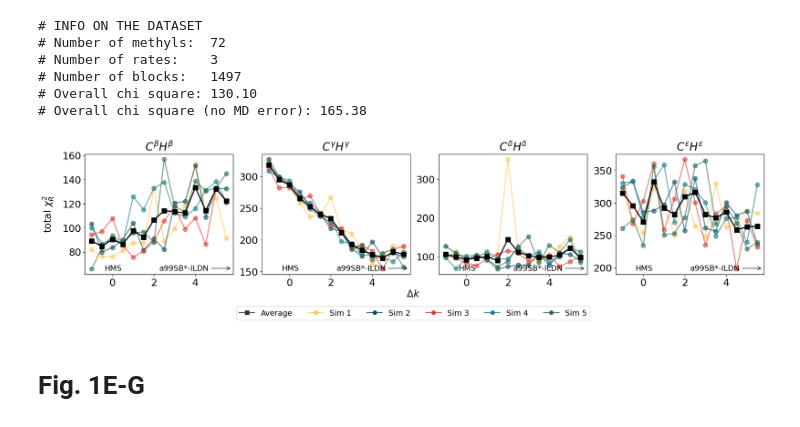
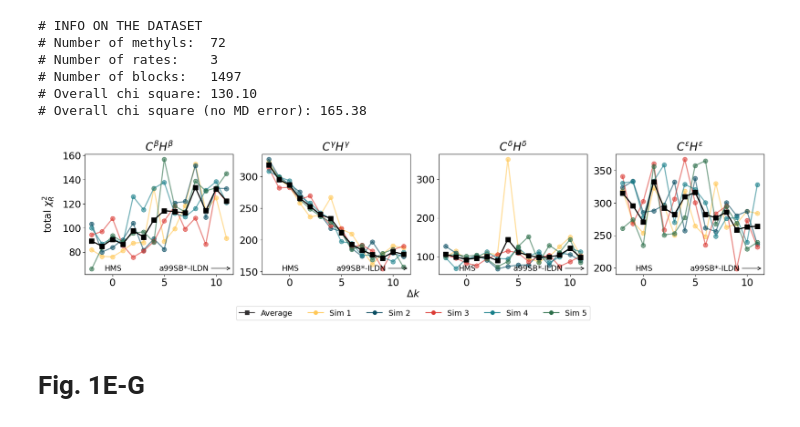
Before and after one commit to KULL-Centre/_2023_Kummerer_nmrFF, a Jupyter notebook: notebooks/make_figures_t4l.ipynb, the cells around one changed output. Saved outputs shown, nothing was run; the diff lists cells and outputs as text; code cells hidden in the pictures.

Commit message:
fix plot

```diff
--- a/notebooks/make_figures_t4l.ipynb
+++ b/notebooks/make_figures_t4l.ipynb
@@ -102,35 +102,35 @@ for t in traj_nomderr.keys():
 custom_handles = [Line2D([0], [0], color=rate_colors[-1], marker='s', markersize=7, label='Average')] + [ Line2D([0], [0], color=rate_colors[i], marker='o', markersize=7, label=f'Sim {i+1}') for i in range(5) ]
 
 fig = plt.figure(figsize=(18,4), facecolor='w')
-x = np.arange(-1, 6., 0.5)
+x = np.arange(-2, 12, 1)
 for i,m in enumerate(['CBHB', 'cgcorr_all', 'CDHD_all', 'CEHE']):
     plt.subplot(1,4,i+1)
     methyl_chi2s_avg_ = []
     for t in [1,2,3,4,5]: # traj.keys():
         methyl_chi2s_ = traj_nomderr[t].copy()
         methyl_chi2s_avg_.append(methyl_chi2s_[m][:,-1])
     for s in range(5):
         plt.plot(x, np.array(methyl_chi2s_avg_)[s], 'o-', lw=2, markersize=8, label=f'Sim {s+1}', alpha=0.6, color=rate_colors[s])
     plt.plot(x, np.average( np.array(methyl_chi2s_avg_), axis=0 ), 's-', lw=2, markersize=8, label=f'Avg.', color='k')
 
     plt.title(['$C^\\beta H^\\beta$', '$C^{\\gamma} H^{\\gamma}$', '$C^\\delta H^\\delta$', '$C^\\epsilon H^\\epsilon$'][i], fontsize=20)
     plt.xticks(fontsize=18)
     plt.yticks(fontsize=18)
     plt.annotate('a99SB*-ILDN', xy=(0.99,0.05), xycoords='axes fraction', xytext=(0.67,0.05),
                 arrowprops=dict(arrowstyle='->', color='k', lw=1, ls='-'),
                 ha='center', va='center', fontsize=14)
     plt.annotate('HMS', xy=(0.19,0.05), xycoords='axes fraction', ha='center', va='center', fontsize=14)
 
 fig.text(0.5, -0.02, r'$\Delta k$', ha='center', fontsize=18)
 ylbl = fig.text(-0.02, 0.5, r'total $\chi^2_R$', va='center', rotation='vertical', fontsize=18)
 
 lgd = fig.legend(handles=custom_handles, loc='lower center', ncol=6, bbox_to_anchor=(0.5, -0.19))
 
 plt.tight_layout()
 plt.savefig('../plots/t4l/fig1_a_b_c_d.pdf', bbox_extra_artists=(lgd,ylbl), bbox_inches='tight')
 plt.show()
 # %% [output]
-[figure, old version]
+[figure, new version]
 # %% [markdown]
 # Fig. 1E-G
 # %%
```
Also changed, not shown: parts of 1 cell of this notebook, 27 other files.
